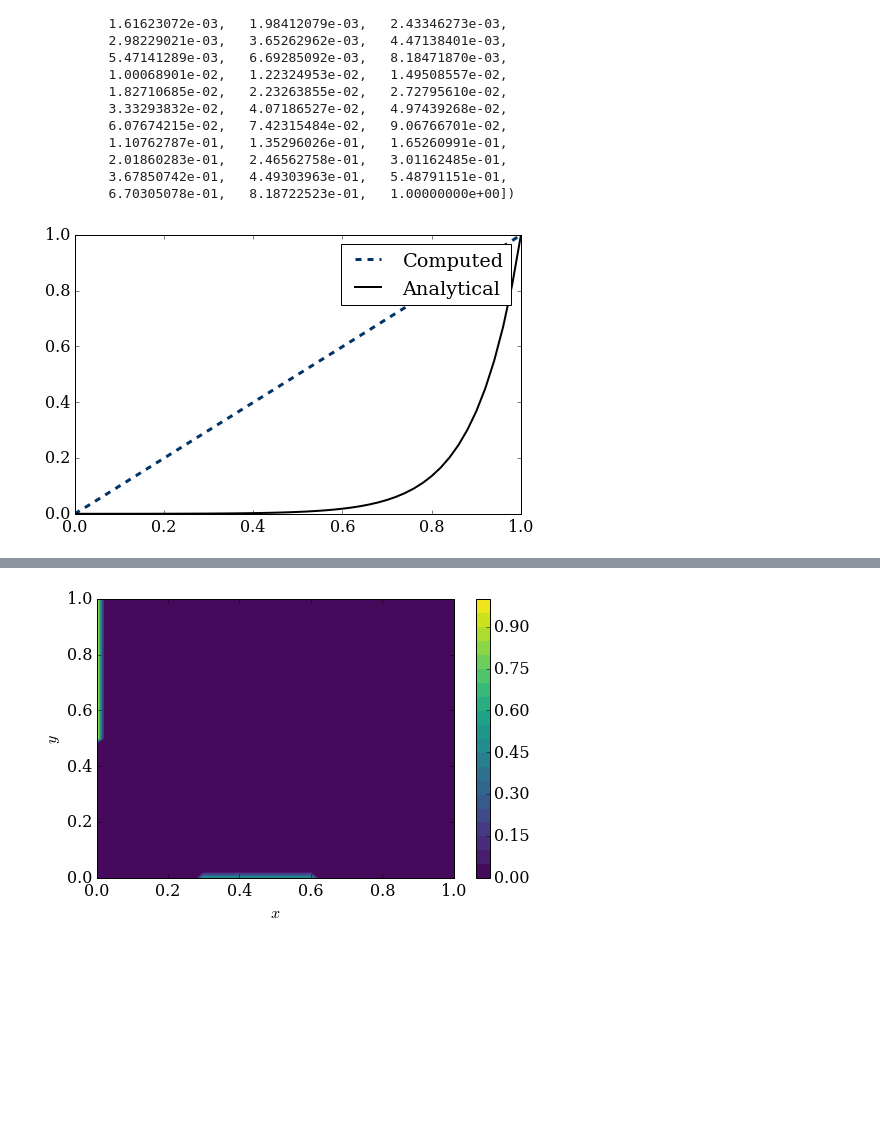
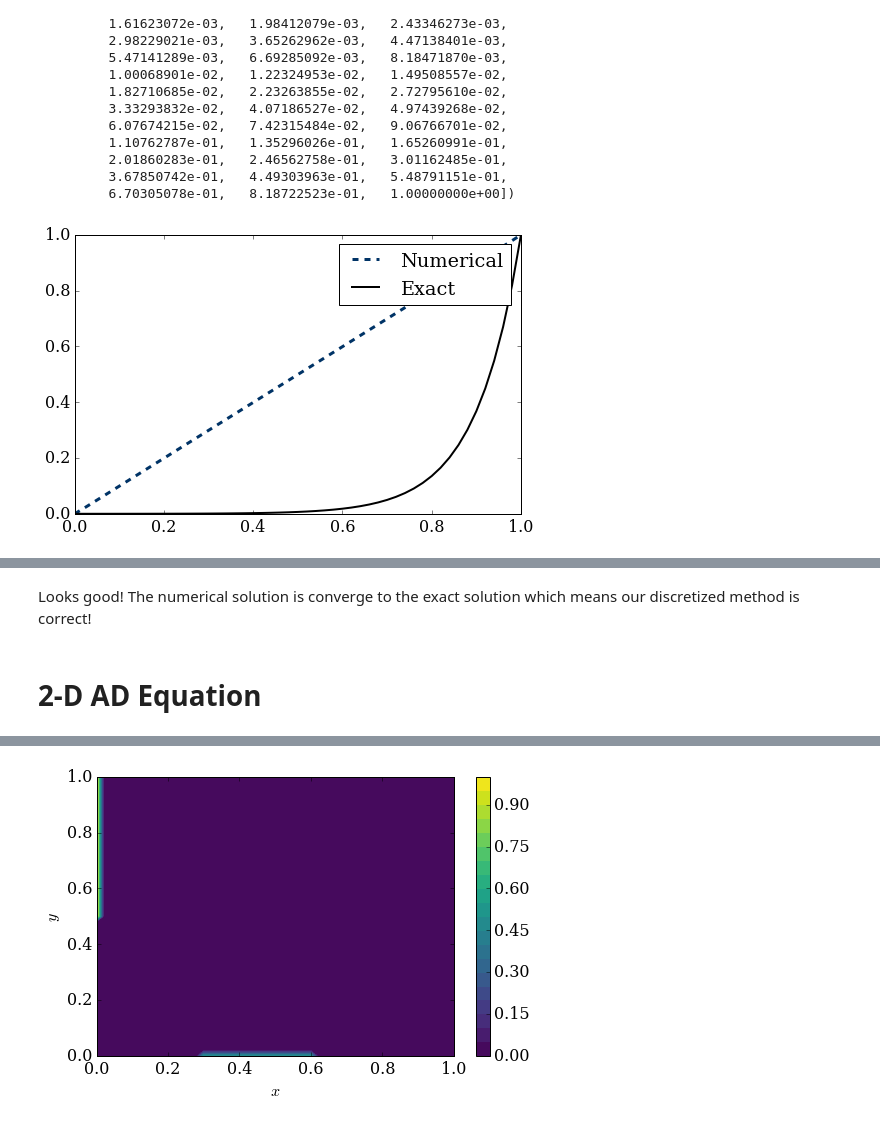
Before and after one commit to numerical-mooc/assignment-bank-2016, a Jupyter notebook: yueyang1992/AD_equation.ipynb, the cells around one changed output, grey strips where cells are left out. Cells and saved outputs as stored; diff of their text form; code cells hidden in the pictures; blank space fills up the shorter version.

```diff
--- a/yueyang1992/AD_equation.ipynb
+++ b/yueyang1992/AD_equation.ipynb
@@ -59,6 +92,9 @@ for n in range(nt):
               u * dt / (2 * dx) * (Cn[2:] - Cn[0:-2]) +\
               D * dt / dx**2 * (Cn[2:] - 2 * Cn[1:-1] + Cn[0:-2])
 
+    C[0] = 0
+    C[-1] = 1
+
 pyplot.plot(x, C, color='#003366', ls='--', lw=3)
 pyplot.ylim(0,1)
 # %% [output]
@@ -73,3 +112,9 @@ C = x/L
+# %%
+nt = 1000
+C = numpy.zeros(nx)
+for i in range(nx):
+    if 0 <= x[i] <= 1:
+        C[i] = x[i]/L
 # %%
 fig = pyplot.figure(figsize=(8,5))
 ax = pyplot.axes(xlim=(0,1), ylim=(0,1))
@@ -83,6 +128,8 @@ def AD_equation(i):
     C[1:-1] = Cn[1:-1] -\
               u * dt / (2 * dx) * (Cn[2:] - Cn[0:-2]) +\
               D * dt / dx**2 * (Cn[2:] - 2 * Cn[1:-1] + Cn[0:-2])
+    C[0] = 0
+    C[-1] = 1
 
     line.set_data(x,C)
 
@@ -149,32 +206,42 @@ array([  0.00000000e+00,   1.00521260e-05,   2.23298205e-05,
 from matplotlib import animation
 from IPython.display import HTML
 # %%
-C = x/L
+C = numpy.zeros(nx)
+for i in range(nx):
+    if 0 <= x[i] <= 1:
+        C[i] = x[i]/L
+
 c = numpy.asarray([c_lamb(x0, R, L) for x0 in x])
 # %%
 fig = pyplot.figure(figsize=(8,5))
 ax = pyplot.axes(xlim=(0,1), ylim=(0,1))
 line = ax.plot([], [], color='#003366', ls='--', lw =3)[0]
 line2 = ax.plot([], [], 'k-', lw=2)[0]
-ax.legend(['Computed','Analytical'])
+ax.legend(['Numerical','Exact'])
 
 def AD_equation(i):
 
     Cn = C.copy()
 
     C[1:-1] = Cn[1:-1] -\
               u * dt / (2 * dx) * (Cn[2:] - Cn[0:-2]) +\
               D * dt / dx**2 * (Cn[2:] - 2 * Cn[1:-1] + Cn[0:-2])
+    C[0] = 0
+    C[-1] = 1
 
-    C_analytical = numpy.asarray([c_lamb(xi, R, L) for xi in x])
+    C_exact = numpy.asarray([c_lamb(xi, R, L) for xi in x])
     line.set_data(x,C)
-    line2.set_data(x,C_analytical)
+    line2.set_data(x,C_exact)
 
 anim = animation.FuncAnimation(fig, AD_equation,
                                frames=nt, interval=10)
 # %% [output]
-[figure, old version]
+[figure, new version]
 # %%
 HTML(anim.to_html5_video())
 # %% [output]
 [interactive output not drawn]
+# %% [markdown]
+Looks good! The numerical solution is converge to the exact solution which means our discretized method is correct!
+# %% [markdown]
+# 2-D AD Equation
```
Also changed, not shown: parts of 35 cells of this notebook.
